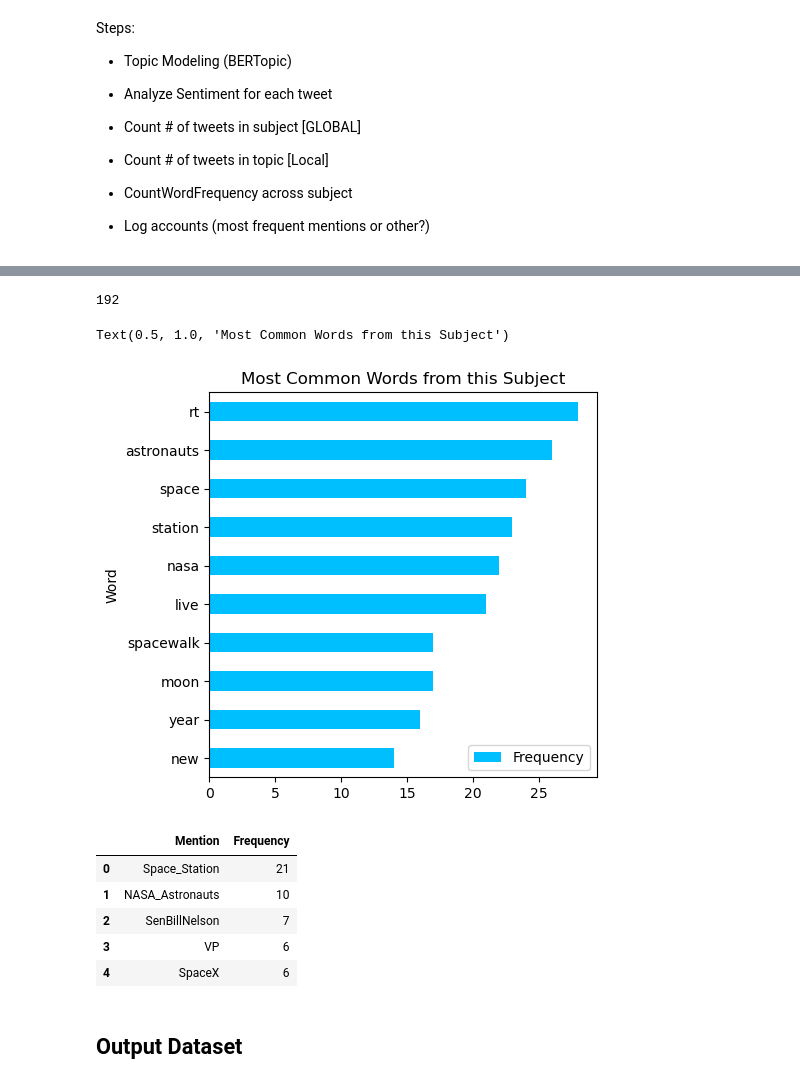
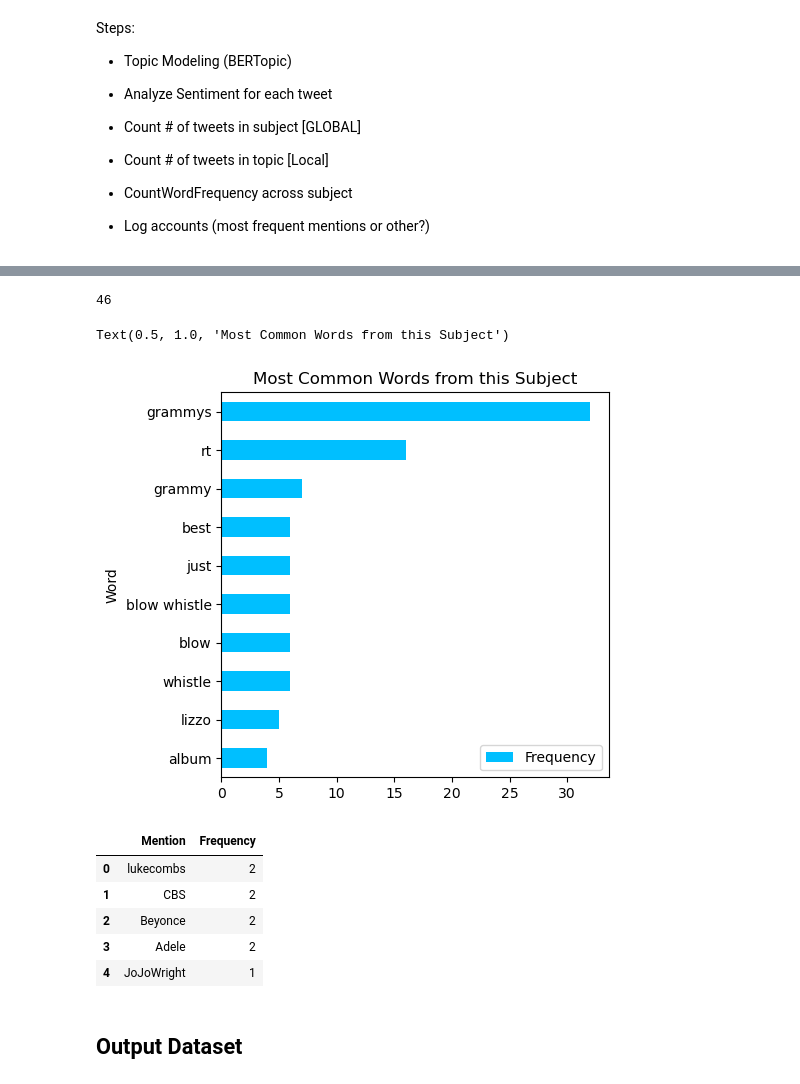
Before and after one commit to tzimmer3/Twitter_Project, a Jupyter notebook: 0. Execution.ipynb, the cells around one changed output, grey strips where cells are left out. Saved outputs shown, nothing was run; the diff lists cells and outputs as text; code cells hidden in the pictures.

```diff
--- a/0. Execution.ipynb
+++ b/0. Execution.ipynb
@@ -81,7 +92,8 @@ Steps:
 - Remove unnecessary characters
 - Remove HTML tags, hyperlinks
 # %%
-df = pd.read_csv("C:\\Users\\hlmq\\OneDrive - Chevron\\Desktop\\Projects\\Twitter News\\sample tweets\\200tweets.csv")
+#df = pd.read_csv("C:\\Users\\hlmq\\OneDrive - Chevron\\Desktop\\Projects\\Twitter News\\sample tweets\\1000tweets.csv")
+df = pd.read_csv("C:\\Users\\t_zim\\Desktop\\Projects\\Twitter_Project\\1000_python_tweets.csv")
 # %%
 # Extract pieces out of tweets and put into df columns
 df['hashtags'] = df['tweet'].apply(TweetAnalyzer.extract_hashtags)
@@ -162,39 +167,39 @@ print(total_tweets_in_subject)
 # Count len of df where topic == some value
 total_tweets_in_topic = []
 # %% [output]
-192
+46
 # %%
 # CountWordFrequency
 
 #Create DTM
 cv = CountVectorizer(ngram_range = (1,3), stop_words='english')
 dtm = cv.fit_transform(df['tweet'])
-words = np.array(cv.get_feature_names())
+words = np.array(cv.get_feature_names_out())
 
 #Look at top 15 most frequent words
 freqs=dtm.sum(axis=0).A.flatten()
 index=np.argsort(freqs)[-10:]
 
 # Construct dataframe
 WordFreq = pd.DataFrame.from_records(list(zip(words[index], freqs[index])))
 WordFreq.columns = ['Word', 'Frequency']
 
 # Plot horizontal bar graph
 fig, ax = plt.subplots(figsize=(5, 5))
 WordFreq.sort_values(by='Frequency').plot.barh(
                       x='Word',
                       y='Frequency',
                       ax=ax,
                       color="deepskyblue")
 
 plt.title("Most Common Words from this Subject")
 # %% [output]
 Text(0.5, 1.0, 'Most Common Words from this Subject')
-[figure, old version]
+[figure, new version]
 # %%
 vectorizer = CountVectorizer(analyzer=lambda x: x)
 dtm = vectorizer.fit_transform(df['mentions']).toarray()
-mention = np.array(vectorizer.get_feature_names())
+mention = np.array(vectorizer.get_feature_names_out())
 
 
 #Look at top 5 most frequent mentions
@@ -210,11 +215,11 @@ Mentions.reset_index(inplace=True, drop=True)
 Mentions
 # %% [output]
 |  | Mention | Frequency |
-| 0 | Space_Station | 21 |
-| 1 | NASA_Astronauts | 10 |
-| 2 | SenBillNelson | 7 |
-| 3 | VP | 6 |
-| 4 | SpaceX | 6 |
+| 0 | lukecombs | 2 |
+| 1 | CBS | 2 |
+| 2 | Beyonce | 2 |
+| 3 | Adele | 2 |
+| 4 | JoJoWright | 1 |
 # %% [markdown]
 ## Output Dataset
 # %%
```
Also changed, not shown: parts of 6 cells of this notebook, 4 other files.
